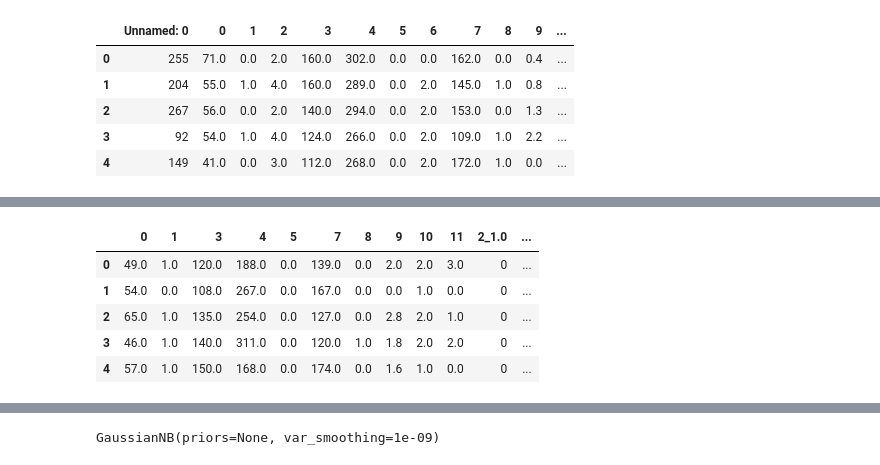
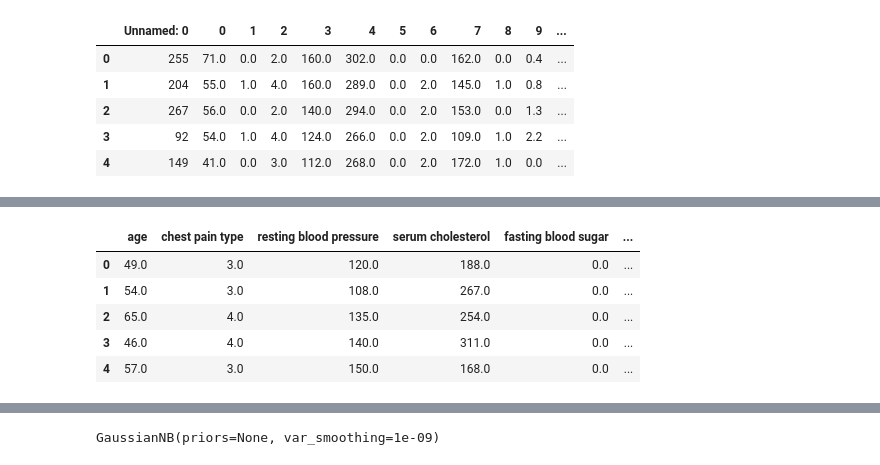
Before and after one commit to lin-justin/Applied_Machine-Learning, a Jupyter notebook: hw1.ipynb, the cells around one changed output, grey strips where cells are left out. Saved outputs shown, nothing was run; the diff lists cells and outputs as text; code cells hidden in the pictures.

```diff
--- a/hw1.ipynb
+++ b/hw1.ipynb
@@ -44,5 +227,15 @@ train_data.head()
 | 2 | 267 | 56.0 | 0.0 | 2.0 | 140.0 | 294.0 | 0.0 | 2.0 | 153.0 | 0.0 | 1.3 | ... |
 | 3 | 92 | 54.0 | 1.0 | 4.0 | 124.0 | 266.0 | 0.0 | 2.0 | 109.0 | 1.0 | 2.2 | ... |
 | 4 | 149 | 41.0 | 0.0 | 3.0 | 112.0 | 268.0 | 0.0 | 2.0 | 172.0 | 1.0 | 0.0 | ... |
+# %%
+col_names = ['age', 'sex', 'chest pain type', 'resting blood pressure', 'serum cholesterol',
+             'fasting blood sugar', 'resting electrocardiographic results', 'maximum heart rate achieved',
+             'exercise induced angina', 'oldpeak', 'slope of the peak exercise ST segment',
+             'number of major vessls colored by fluorosopy', 'thal']
+
+continuous_cols = ['age', 'chest pain type', 'resting blood pressure', 'serum cholesterol',
+                   'fasting blood sugar', 'maximum heart rate achieved',
+                   'exercise induced angina', 'oldpeak', 'slope of the peak exercise ST segment',
+                   'number of major vessls colored by fluorosopy']
 # %%
 # Extract the training features of interest, in this case, columns 0 through 12
@@ -55,21 +277 @@ One hot encode the nominal columns 2, 6, 12 for train, val, and test data set
-# %%
-def one_hot_encode(df, columns):
-    """
-    One hot encode specific columns
-
-    Args:
-        df: The dataframe
-        columns: a list of columns to encode
-
-    Return a dataframe with one-hot encoded columns
-    """
-    # Iterate through the columns of interest
-    for col in columns:
-        # Using the get_dummies function from pandas to one-hot encode
-        onehot = pd.get_dummies(df[col], prefix = col)
-        # Add these one-hot encoded columns to the dataframe
-        df = pd.concat([df, onehot], axis = 1)
-        # Remove the original columns
-        del df[col]
-    return df
 # %%
@@ -99,16 +322,19 @@ val_onehot.head()
 # %%
-test_data = pd.read_csv('hearttest.csv')
-test_features = test_data.loc[:, '0':'12']
-test_labels = test_data['13']
+heart_test = pd.read_csv('hearttest.csv')
+test_features = heart_test.loc[:, '0':'12']
+test_labels = heart_test['13']
 
-test_onehot = one_hot_encode(test_features, ['2', '6', '12'])
+test_features = rename_columns(test_features, col_names)
+test_onehot = one_hot_encode(test_features, ['sex', 'resting electrocardiographic results', 'thal'])
 # Insert a column full of zeros to match the number of columns of our training and validation data
-test_onehot.insert(15, '6_1.0', 0)
+# 13 is the location of column 'resting electrocardiographic results_0.0', I placed
+# 'resting electrocardiographic results_1.0' next to it
+test_onehot.insert(13, 'resting electrocardiographic results_1.0', 0)
 test_onehot.head()
 # %% [output]
-|  | 0 | 1 | 3 | 4 | 5 | 7 | 8 | 9 | 10 | 11 | 2_1.0 | ... |
-| 0 | 49.0 | 1.0 | 120.0 | 188.0 | 0.0 | 139.0 | 0.0 | 2.0 | 2.0 | 3.0 | 0 | ... |
-| 1 | 54.0 | 0.0 | 108.0 | 267.0 | 0.0 | 167.0 | 0.0 | 0.0 | 1.0 | 0.0 | 0 | ... |
-| 2 | 65.0 | 1.0 | 135.0 | 254.0 | 0.0 | 127.0 | 0.0 | 2.8 | 2.0 | 1.0 | 0 | ... |
-| 3 | 46.0 | 1.0 | 140.0 | 311.0 | 0.0 | 120.0 | 1.0 | 1.8 | 2.0 | 2.0 | 0 | ... |
-| 4 | 57.0 | 1.0 | 150.0 | 168.0 | 0.0 | 174.0 | 0.0 | 1.6 | 1.0 | 0.0 | 0 | ... |
+|  | age | chest pain type | resting blood pressure | serum cholesterol | fasting blood sugar | ... |
+| 0 | 49.0 | 3.0 | 120.0 | 188.0 | 0.0 | ... |
+| 1 | 54.0 | 3.0 | 108.0 | 267.0 | 0.0 | ... |
+| 2 | 65.0 | 4.0 | 135.0 | 254.0 | 0.0 | ... |
+| 3 | 46.0 | 4.0 | 140.0 | 311.0 | 0.0 | ... |
+| 4 | 57.0 | 3.0 | 150.0 | 168.0 | 0.0 | ... |
```
Also changed, not shown: parts of 25 cells of this notebook.
